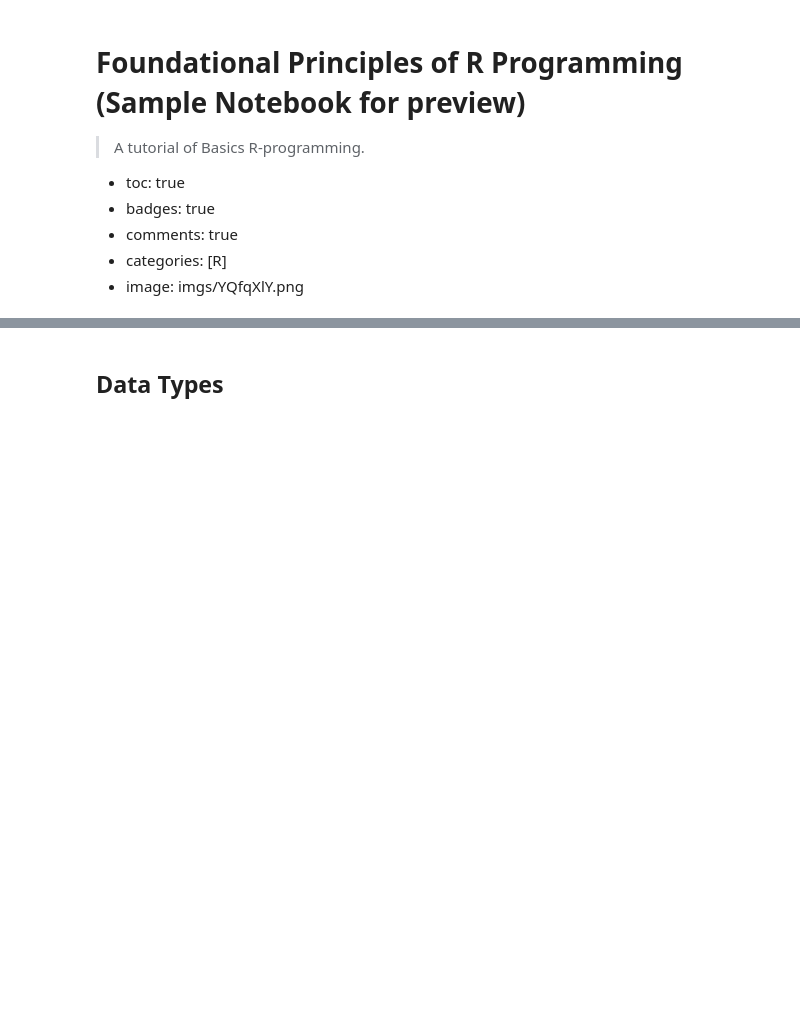
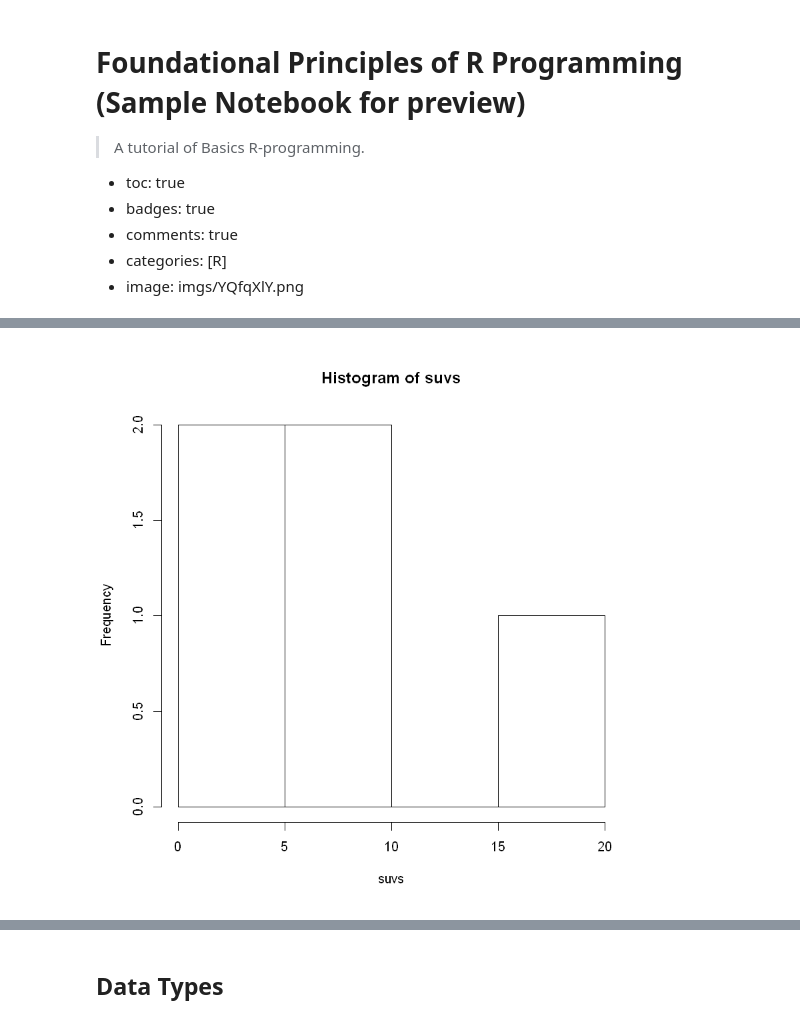
Before and after one commit to sumendar/endtoendprojects_old, a Jupyter notebook: _notebooks/2022-02-20-Notebook.ipynb, the cells around one changed output, grey strips where cells are left out. Cells and saved outputs as stored; diff of their text form; code cells hidden in the pictures; blank space fills up the shorter version.

```diff
--- a/_notebooks/2022-02-20-Notebook.ipynb
+++ b/_notebooks/2022-02-20-Notebook.ipynb
@@ -10,3 +15,11 @@
+# %%
+# Define the suvs vector with 5 values
+suvs <- c(4,4,6,6,16)
+
+# Create a histogram for suvs
+hist(suvs)
+# %% [output]
+[figure, added]
 # %% [markdown]
 **Default Notebook Extensions For Better Presentation:**   ![Imgur](https://i.imgur.com/qJ0xmMJ.jpg)
 # %% [markdown]
```
Also changed, not shown: parts of 1 cell of this notebook.
